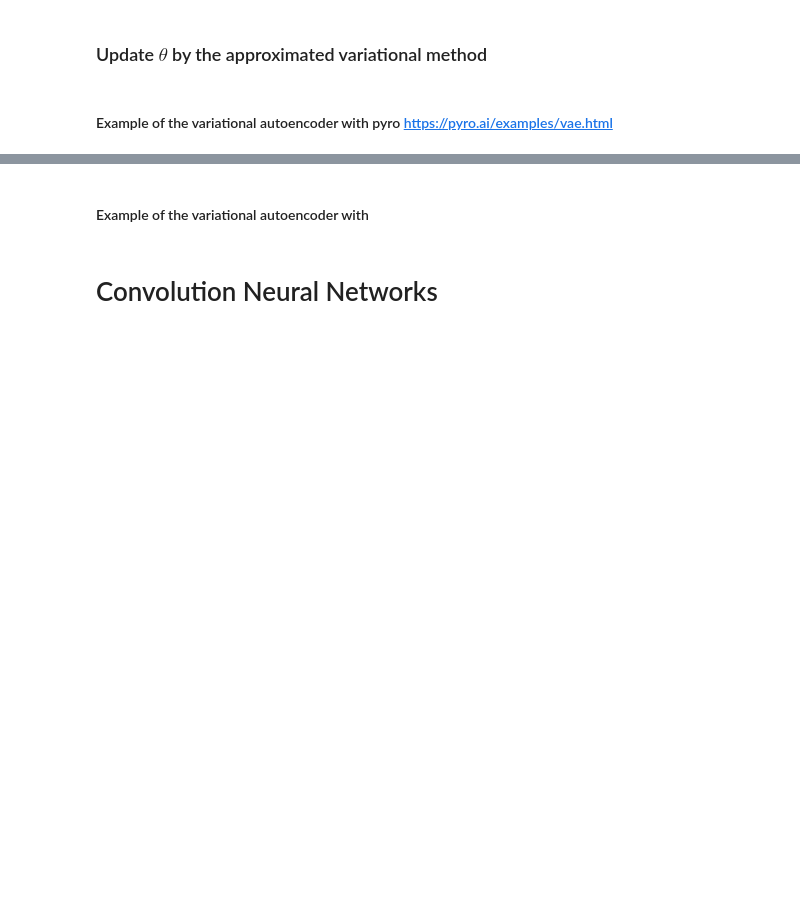
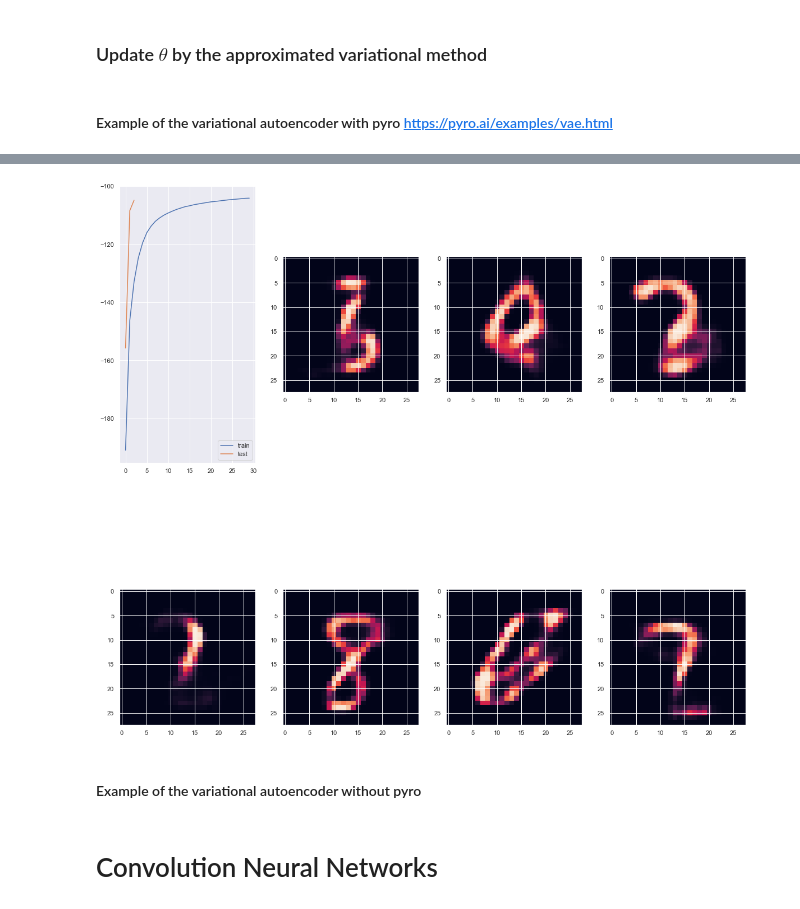
Before and after one commit to ugo-nama-kun/pytorch_notebook, a Jupyter notebook: notebook.ipynb, the cells around one changed output, grey strips where cells are left out. Cells and saved outputs as stored; diff of their text form; code cells hidden in the pictures; blank space fills up the shorter version.

```diff
--- a/notebook.ipynb
+++ b/notebook.ipynb
@@ -873,8 +909,9 @@ def evaluate(svi, test_loader):
 LEARNING_RATE = 1.0e-3
 
 # Run only for a single iteration for testing
-NUM_EPOCHS = 100
-TEST_FREQUENCY = 5
+NUM_EPOCHS = 30
+TRAIN_PERFORMANCE = 5
+TEST_FREQUENCY = 10
 
 
 train_loader, test_loader = setup_data_loaders(batch_size=256)
@@ -898,7 +935,9 @@ test_elbo = []
 for epoch in range(NUM_EPOCHS):
     total_epoch_loss_train = train(svi, train_loader)
     train_elbo.append(-total_epoch_loss_train)
-    print("[epoch %03d]  average training loss: %.4f" % (epoch, total_epoch_loss_train))
+
+    if epoch % TRAIN_PERFORMANCE == 0:
+        print("[epoch %03d]  average training loss: %.4f" % (epoch, total_epoch_loss_train))
 
     if epoch % TEST_FREQUENCY == 0:
         # report test diagnostics
@@ -916,3 +955,4 @@ for i in range(2, 9):
     plt.subplot(2,4,i)
     sample = vae.model(torch.rand(1, 784))
     plt.imshow(sample[0].view(28, 28).detach().numpy())
+# %% [output]
@@ -919,4 +968,5 @@ for i in range(2, 9):
+[figure, added]
 # %% [markdown]
-#### Example of the variational autoencoder with
+#### Example of the variational autoencoder without pyro
 # %% [markdown]
 # Convolution Neural Networks
```
Also changed, not shown: parts of 17 cells of this notebook, 2 other files.
